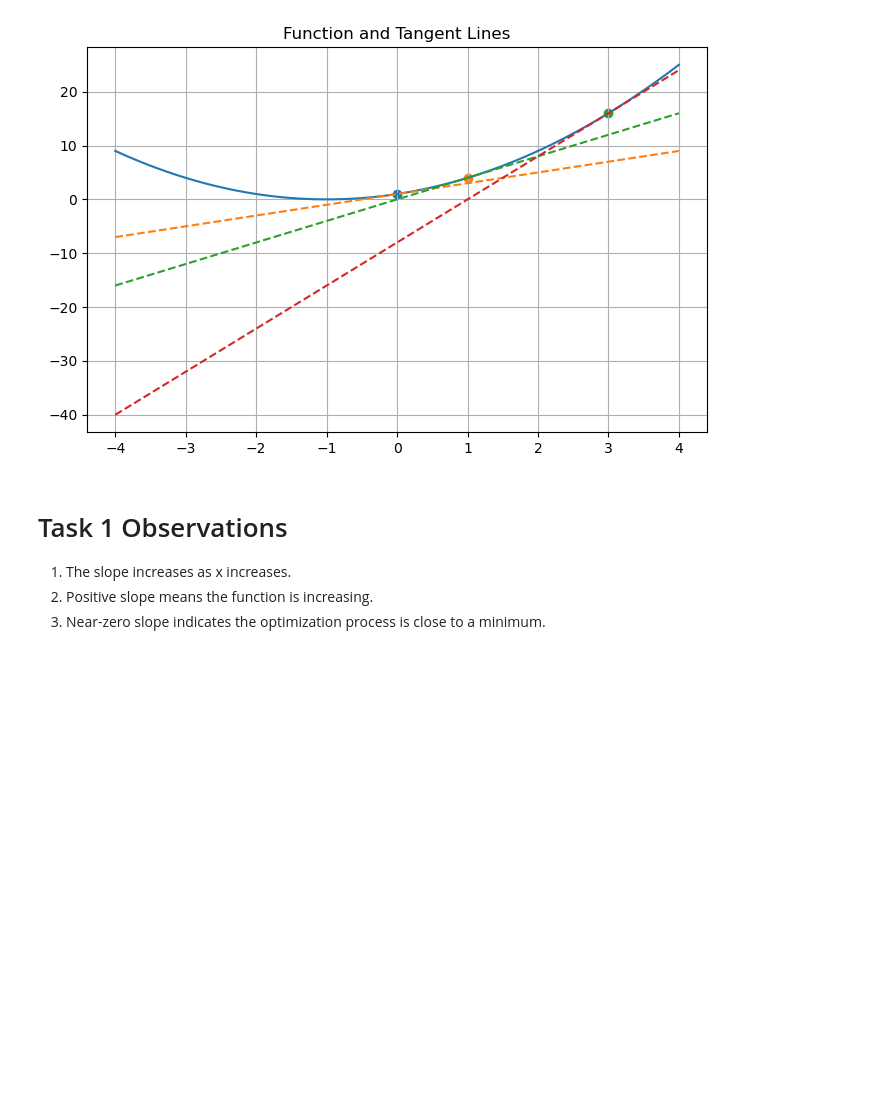
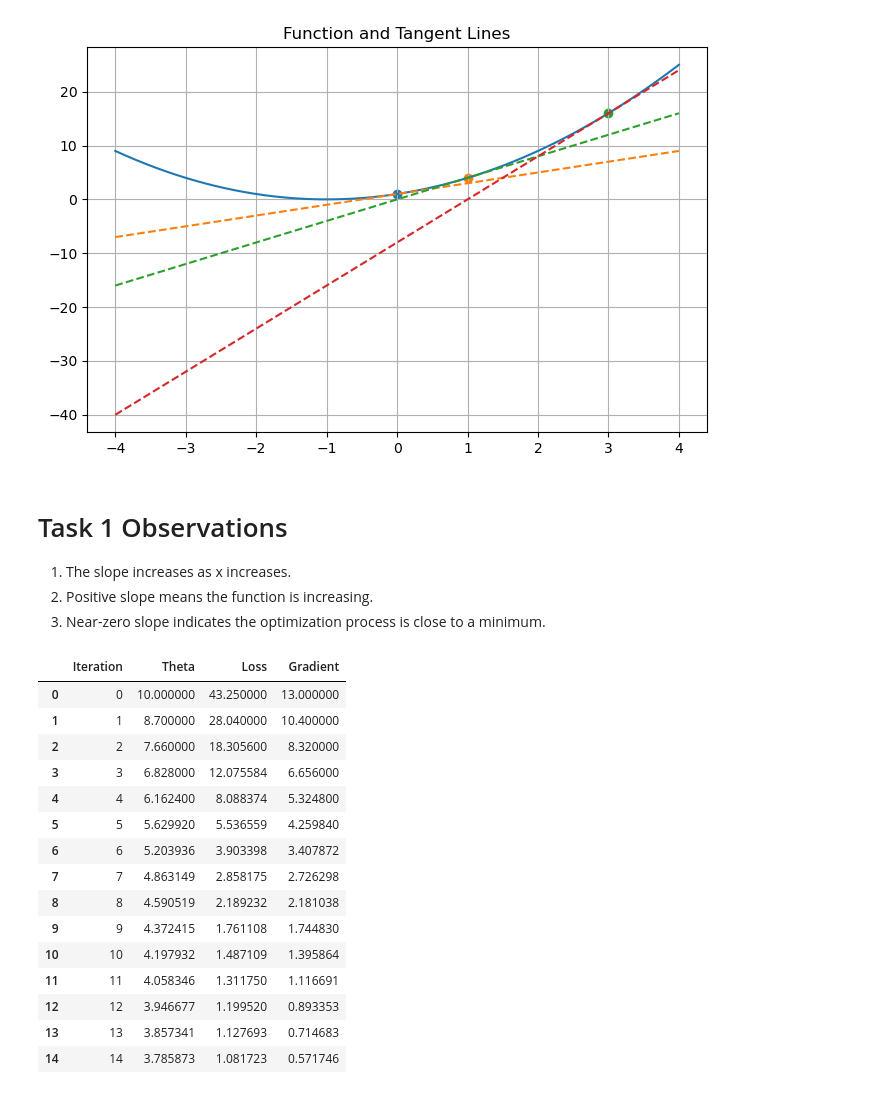
Before and after one commit to gopalsharma43/aiml-crash-gopal, a Jupyter notebook: Day11/maths_ml_eda.ipynb, the cells around one changed output. Saved outputs shown, nothing was run; the diff lists cells and outputs as text; code cells hidden in the pictures; blank space fills up the shorter version.

```diff
--- a/Day11/maths_ml_eda.ipynb
+++ b/Day11/maths_ml_eda.ipynb
@@ -47,3 +47,58 @@ plt.show()
 1. The slope increases as x increases.
 2. Positive slope means the function is increasing.
 3. Near-zero slope indicates the optimization process is close to a minimum.
+# %%
+import pandas as pd
+
+def loss(theta):
+    return (theta - 3.5)**2 + 1
+
+def gradient(theta):
+    return 2 * (theta - 3.5)
+
+theta = 10
+learning_rate = 0.1
+
+history = []
+
+for i in range(15):
+    grad = gradient(theta)
+    current_loss = loss(theta)
+
+    history.append([
+        i,
+        theta,
+        current_loss,
+        grad
+    ])
+
+    theta = theta - learning_rate * grad
+
+df = pd.DataFrame(
+    history,
+    columns=[
+        "Iteration",
+        "Theta",
+        "Loss",
+        "Gradient"
+    ]
+)
+
+df
+# %% [output]
+|  | Iteration | Theta | Loss | Gradient |
+| 0 | 0 | 10.000000 | 43.250000 | 13.000000 |
+| 1 | 1 | 8.700000 | 28.040000 | 10.400000 |
+| 2 | 2 | 7.660000 | 18.305600 | 8.320000 |
+| 3 | 3 | 6.828000 | 12.075584 | 6.656000 |
+| 4 | 4 | 6.162400 | 8.088374 | 5.324800 |
+| 5 | 5 | 5.629920 | 5.536559 | 4.259840 |
+| 6 | 6 | 5.203936 | 3.903398 | 3.407872 |
+| 7 | 7 | 4.863149 | 2.858175 | 2.726298 |
+| 8 | 8 | 4.590519 | 2.189232 | 2.181038 |
+| 9 | 9 | 4.372415 | 1.761108 | 1.744830 |
+| 10 | 10 | 4.197932 | 1.487109 | 1.395864 |
+| 11 | 11 | 4.058346 | 1.311750 | 1.116691 |
+| 12 | 12 | 3.946677 | 1.199520 | 0.893353 |
+| 13 | 13 | 3.857341 | 1.127693 | 0.714683 |
+| 14 | 14 | 3.785873 | 1.081723 | 0.571746 |
```
Also changed, not shown: parts of 5 cells of this notebook.
